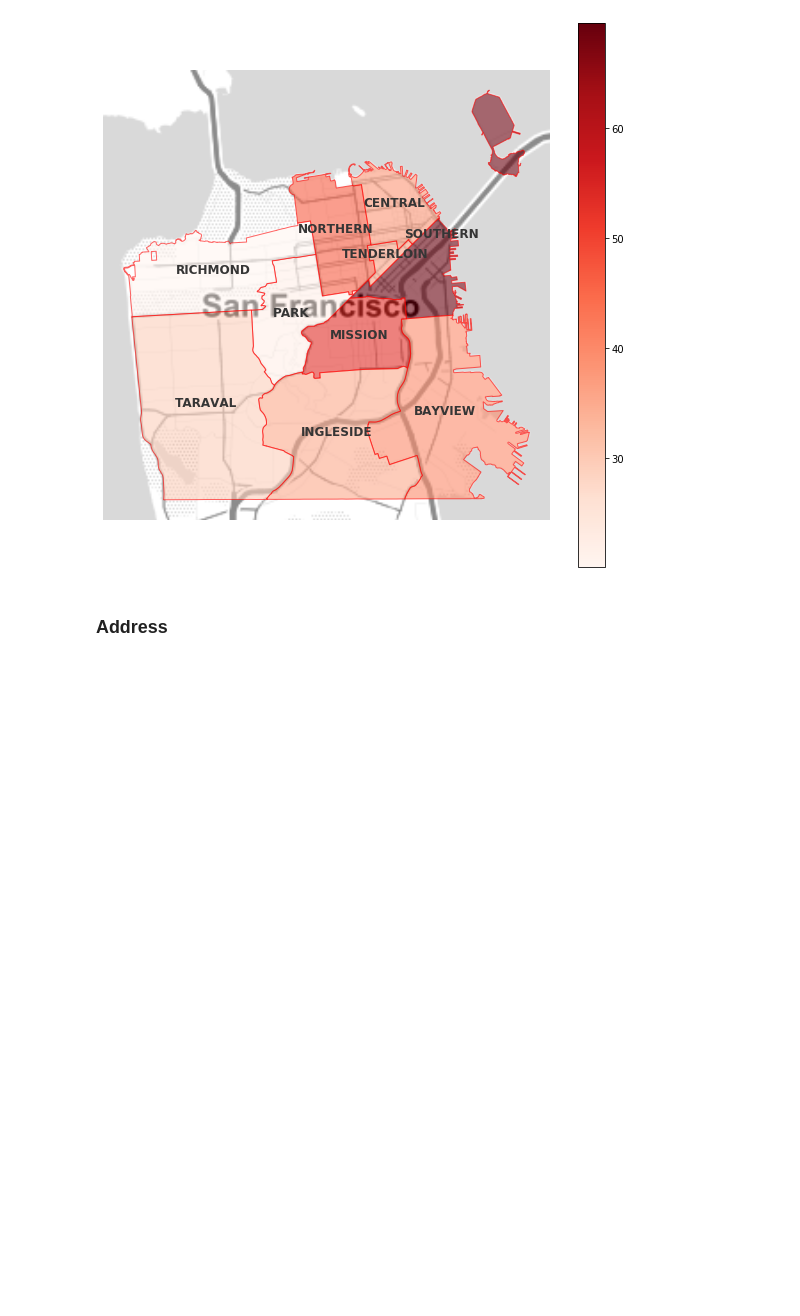
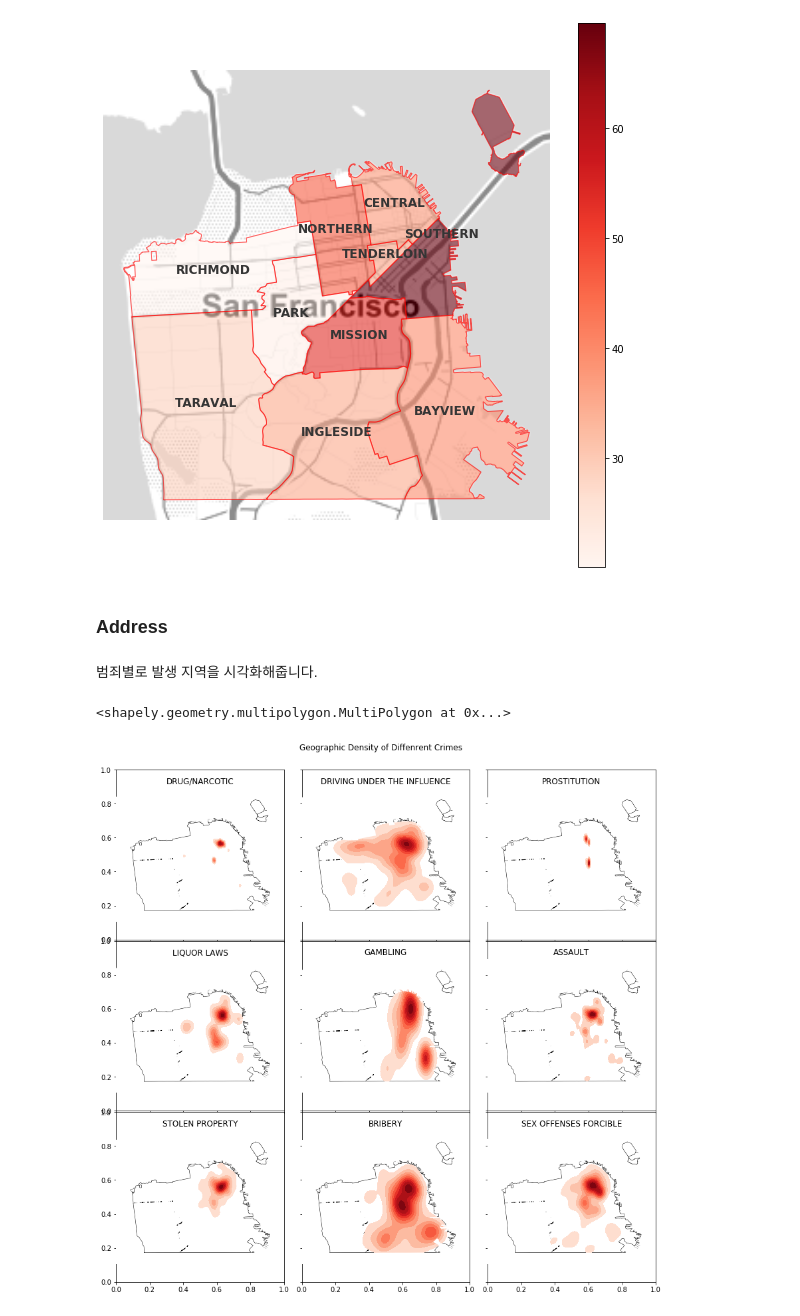
Before and after one commit to BaekKyunShin/Kaggle, a Jupyter notebook: SanFrancisco_Crime_Classification/4. San Francisco Crime Classification from a top ranker.ipynb, the cells around one changed output. Drawn from its saved outputs; the diff is of its cells as text; code cells hidden in the pictures; blank space fills up the shorter version.

```diff
--- a/SanFrancisco_Crime_Classification/4. San Francisco Crime Classification from a top ranker.ipynb
+++ b/SanFrancisco_Crime_Classification/4. San Francisco Crime Classification from a top ranker.ipynb
@@ -356,3 +356,37 @@ plt.show()
 [figure]
 # %% [markdown]
 ### Address
+# %% [markdown]
+범죄별로 발생 지역을 시각화해줍니다.
+# %%
+crimes = train['Category'].unique().tolist()
+crimes.remove('TREA')
+
+pd_districts = pd_districts.to_crs({'init': 'epsg:4326'})
+
+# geometry containing the union of all geometries
+sf_land = pd_districts.unary_union
+# %%
+sf_land
+# %% [output]
+<shapely.geometry.multipolygon.MultiPolygon at 0x...>
+# %%
+sf_land = gpd.GeoDataFrame(gpd.GeoSeries(sf_land), crs={'init':'epsg:4326'})
+sf_land = sf_land.rename(columns={0:'geometry'}).set_geometry('geometry')
+# %%
+fig, ax = plt.subplots(3, 3, sharex=True, sharey=True, figsize=(12,12))
+for i, crime in enumerate(np.random.choice(crimes, size=9, replace=False)):
+    data = train_gdf.loc[train_gdf['Category'] == crime]
+    ax = fig.add_subplot(3, 3, i+1)
+    gplt.kdeplot(data,
+                shade=True,
+                shade_lowest=False, # False일 때, 0에 가까운 빈도를 가진 구역은 진하기를 표현하지 않음
+                clip=sf_land.geometry,# 주어진 구역만 시각화
+                cmap='Reds',
+                ax=ax)
+    gplt.polyplot(sf_land, ax=ax)
+    ax.set_title(crime)
+plt.suptitle('Geographic Density of Diffenrent Crimes')
+fig.tight_layout(rect=[0, 0.03, 1, 0.95]);
+# %% [output]
+[figure, added]
```
Also changed, not shown: parts of 10 cells of this notebook, 9 other files.
